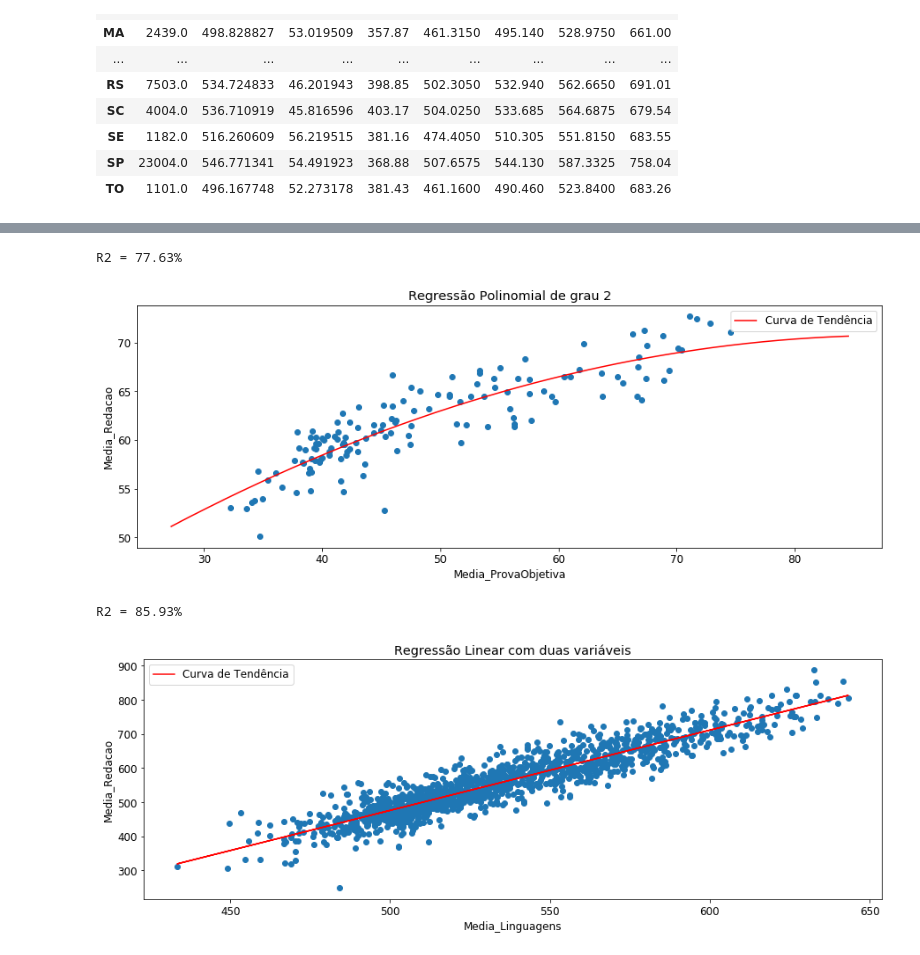
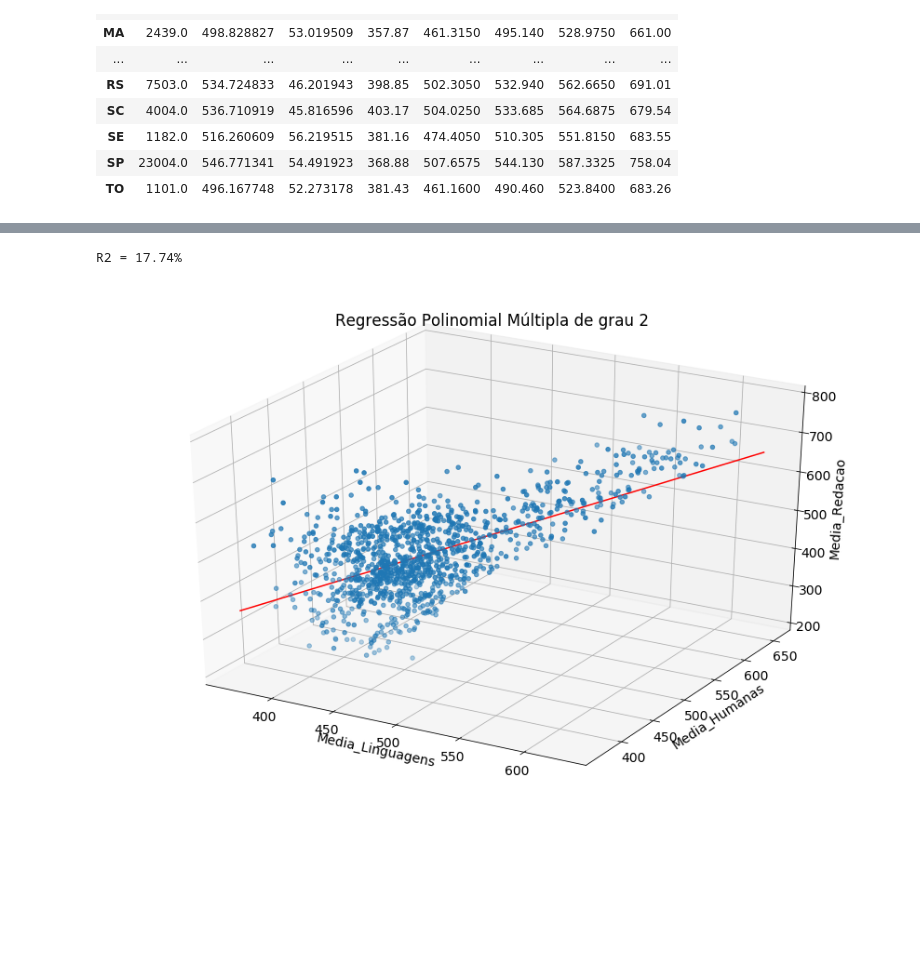
Before and after one commit to nabsonp/ComputacaoNumerica, a Jupyter notebook: CNRegressão_FernandaSerra_NabsonPaiva.ipynb, the cells around one changed output, grey strips where cells are left out. Saved outputs shown, nothing was run; the diff lists cells and outputs as text; code cells hidden in the pictures; blank space fills up the shorter version.

Commit message:
Falta ajeitar as polinomiais múltiplas

```diff
--- a/CNRegressão_FernandaSerra_NabsonPaiva.ipynb
+++ b/CNRegressão_FernandaSerra_NabsonPaiva.ipynb
@@ -195,47 +271,31 @@ R2 = 82.37%
 # %%
-# Pessoal que quer medicina e tem dinheiro pra pagar cursinho
-xl = 'Media_ProvaObjetiva'
-yl = 'Media_Redacao'
-bs = base[(base['Ano'] == 2008) & (base['UF'] == 'DF')].dropna(subset=[xl,yl],how='any')
+# Por fazer
+xl = 'Media_Linguagens'
+yl = 'Media_Humanas'
+zl = 'Media_Redacao'
+bs = base[(base['UF'] == 'TO')].dropna(subset=[xl,yl,zl],how='any')
 x = bs[xl].astype('float')
-y = bs[yl]
-plt.figure(figsize=(15,5))
-plt.scatter(x,y,label="")
-x = np.array([x,x*x])
-xplot = np.linspace(x.min()-5,x[0].max()+10,500)
-xplot = np.array([xplot,xplot*xplot])
-b = regressaoLinearMultipla(x,y)
-yp = resolveLinVet(b,x.T)
-yplot = resolveLinVet(b,xplot.T)
-plt.plot(xplot[0],yplot,'r',label="Curva de Tendência")
-plt.title("Regressão Polinomial de grau 2")
-plt.legend()
-plt.xlabel(xl)
-plt.ylabel(yl)
-print('R2 = '+str(round(r2(y,yp)*100,2))+'%')
+y = bs[yl].astype('float')
+z = bs[zl]
+
+xs = np.array([x,x*x,y,y*y])
+b = regressaoLinearMultipla(xs,y)
+zp = resolveLinVet(b,xs.T)
+
+fig = plt.figure(figsize=(15,10))
+ax = fig.add_subplot(111, projection='3d')
+ax.scatter(x,y,z)
+xplot = np.linspace(x.min()-5,x.max()+10,500)
+yplot = np.linspace(y.min()-5,y.max()+10,500)
+xplot = np.array([xplot,xplot*xplot,yplot,yplot*yplot])
+zplot = resolveLinVet(b,xplot.T)
+ax.plot(xplot[0],xplot[2],zplot,'r')
+ax.set_title("Regressão Polinomial Múltipla de grau 2")
+ax.set_xlabel(xl)
+ax.set_ylabel(yl)
+ax.set_zlabel(zl)
+print('R2 = '+str(round(r2(z,zp)*100,2))+'%')
 plt.show()
 # %% [output]
-R2 = 77.63%
+R2 = 17.74%
-[figure, old version]
+[figure, new version]
-# %%
-# Análise do Ano com uma das maiores notas em Redação em RJ, que foi onde a maior aconteceu
-# Manja de português então soube escrever bem
-xl = 'Media_Linguagens'
-yl = 'Media_Redacao'
-bs = base[(base['UF'] == 'RJ') & (base['Ano'] == 2014)].dropna(subset=[xl,yl],how='any')
-x = bs[xl].astype('float')
-y = bs[yl]
-plt.figure(figsize=(15,5))
-plt.scatter(x,y,label="")
-b = regressaoLinear(x,y)
-yp = resolveLin(b,x)
-plt.plot(x,yp,'r',label="Curva de Tendência")
-plt.title("Regressão Linear com duas variáveis")
-plt.legend()
-plt.xlabel(xl)
-plt.ylabel(yl)
-print('R2 = '+str(round(r2(y,yp)*100,2))+'%')
-plt.show()
-# %% [output]
-R2 = 85.93%
-[figure, removed]
```
Also changed, not shown: parts of 6 cells of this notebook.
